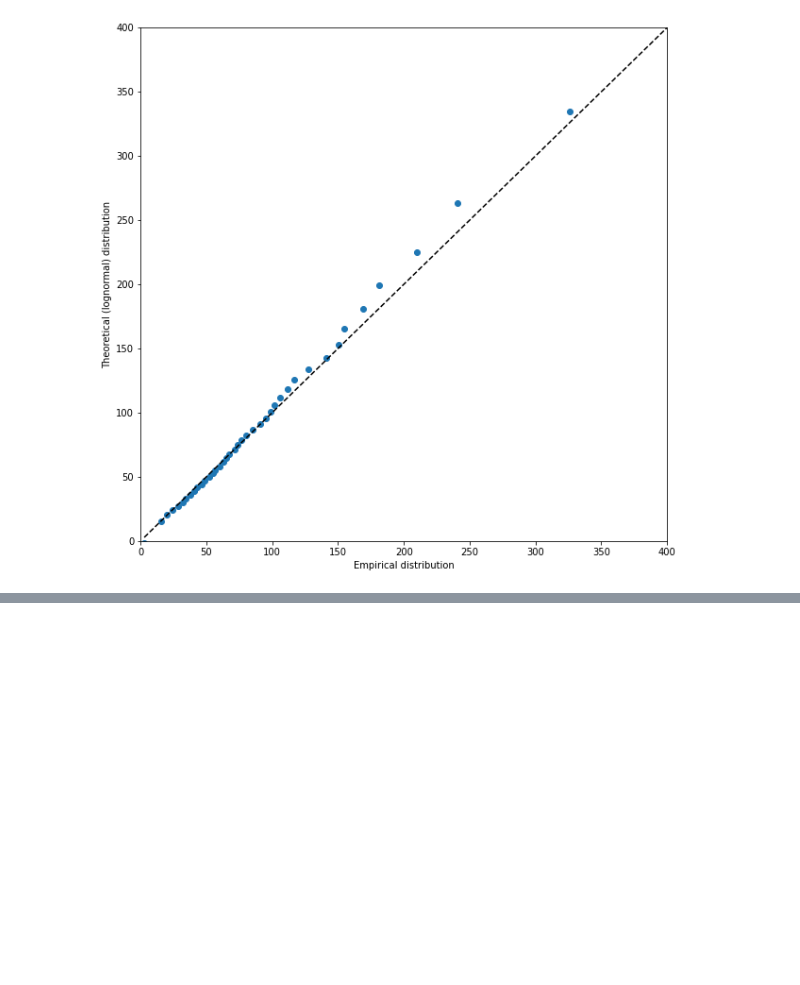
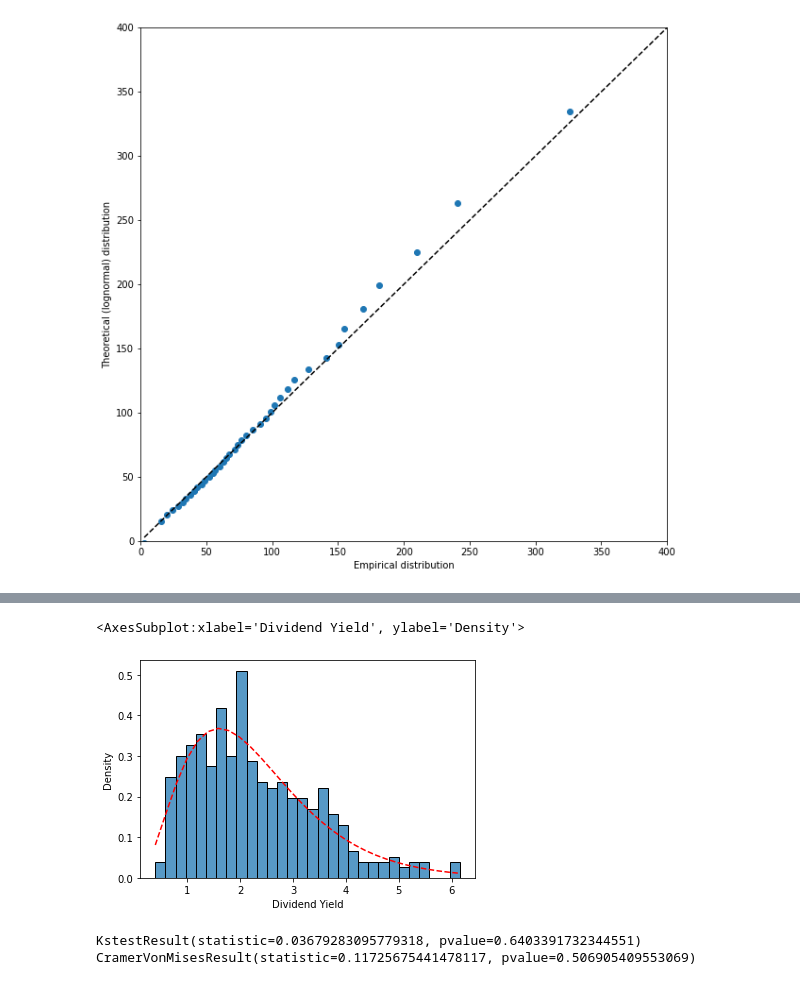
Before and after one commit to morkovka1337/multidimensional_data_processing, a Jupyter notebook: task1.ipynb, the cells around one changed output, grey strips where cells are left out. Cells and saved outputs as stored; diff of their text form; code cells hidden in the pictures; blank space fills up the shorter version.

```diff
--- a/task1.ipynb
+++ b/task1.ipynb
@@ -114,0 +202,24 @@ plt.show()
+# %%
+
+hist, bin_edges = np.histogram(div_yield, bins=nbins, density=True)
+
+freq = [hist[i] for i in range(len(hist) - 1)]
+positions = [(bin_edges[i] + bin_edges[i+1])/2  for i in range(len(hist) - 1)]
+res, _ = scipy.optimize.curve_fit(gamma_pdf, positions, freq)
+
+x = np.linspace(np.min(div_yield), np.max(div_yield), nbins, dtype=np.float64)
+theo_probs = list(map(partial(gamma_pdf, alpha=res[0], beta=res[1]), x))
+plt.plot(x, theo_probs, 'r--')
+sns.histplot(div_yield, kde=False, bins=nbins, stat='density', label=f'Average price in dollars')
+# %% [output]
+<AxesSubplot:xlabel='Dividend Yield', ylabel='Density'>
+[figure, added]
+# %%
+ks = scipy.stats.kstest(div_yield, 'lognorm', params_logn, N=nbins)
+cm = scipy.stats.cramervonmises(div_yield, 'lognorm', params_logn)
+print(ks)
+print(cm)
+# pvalue >= 0.05 - looks the same
+# %% [output]
+KstestResult(statistic=0.03679283095779318, pvalue=0.6403391732344551)
+CramerVonMisesResult(statistic=0.11725675441478117, pvalue=0.506905409553069)
```
Also changed, not shown: parts of 10 cells of this notebook.
